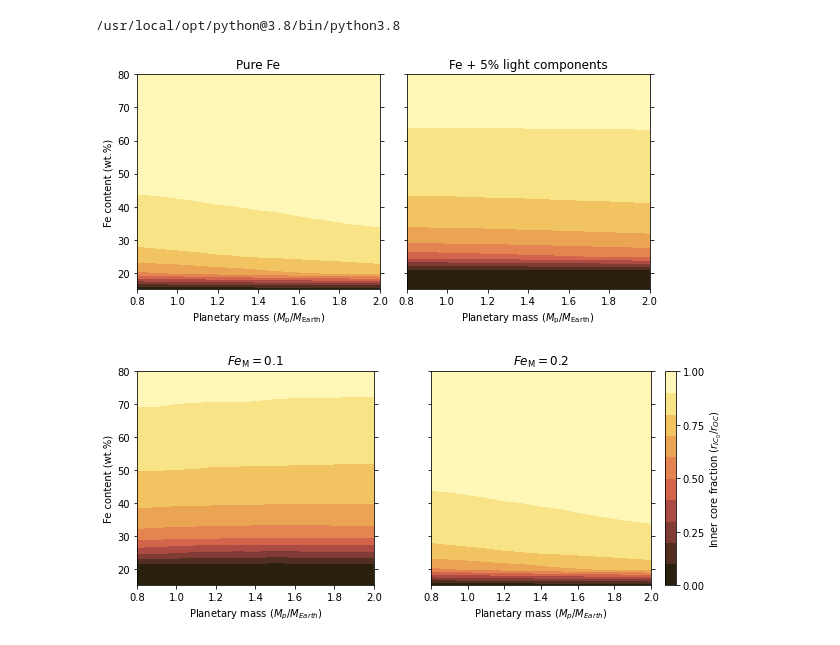
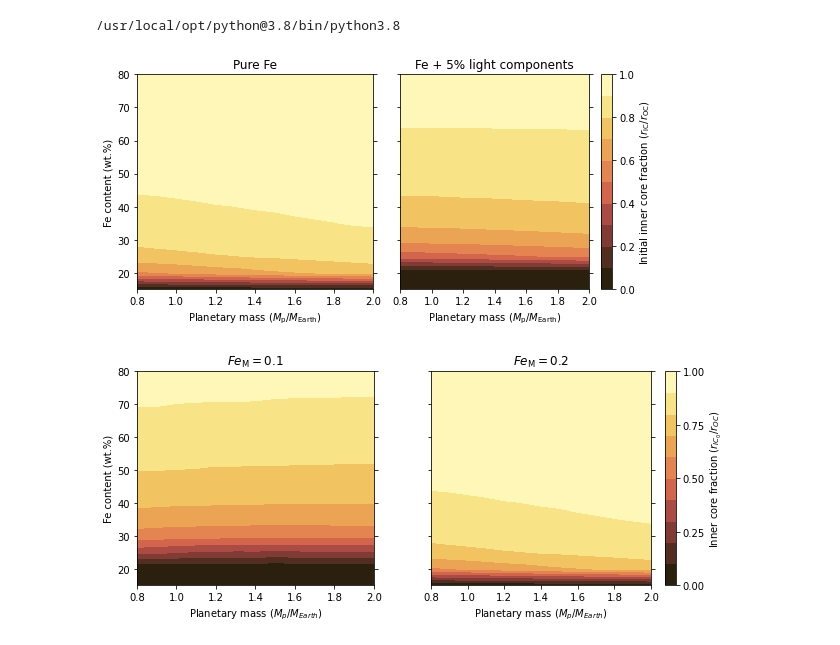
Before and after one commit to irenebonati/exo-cores, a Jupyter notebook: Plots_paper.ipynb, the cells around one changed output. Saved outputs shown, nothing was run; the diff lists cells and outputs as text; code cells hidden in the pictures.

```diff
--- a/Plots_paper.ipynb
+++ b/Plots_paper.ipynb
@@ -128,9 +128,9 @@ ax[0].set_xlabel("Planetary mass ($M_{\mathrm{p}}/M_{\mathrm{Earth}}$)")
 #ax[1,0].set_ylabel("Fe content (wt.%)")
 
 sc = ax[1].contourf(M, F, (rIC_005)/(r_CMB), levels_rICf, cmap = lajolla_r)
-#cb  = fig.colorbar(sc, ax=ax[1], ticks=np.linspace(0, 1, 5))
-#cb.set_label("Initial inner core fraction ($r_{\mathrm{IC}}/r_{\mathrm{OC}}$)")
-#divider = make_axes_locatable(ax[1])
+cb  = fig.colorbar(sc, ax=ax[1], ticks=np.linspace(0, 1, 6))
+cb.set_label("Initial inner core fraction ($r_{\mathrm{IC}}/r_{\mathrm{OC}}$)")
+divider = make_axes_locatable(ax[1])
 ax[1].set_title("Fe + 5% light components")
 ax[1].yaxis.set_ticks_position('both')
 ax[1].set_xlabel("Planetary mass ($M_{\mathrm{p}}/M_{\mathrm{Earth}}$)")
@@ -203,34 +203,34 @@ plt.savefig("Figures/R_IC.pdf")
 # sc = ax[1].contourf(M, F, r_CMB/1e3, 20, cmap = plt.cm.magma)
 # ax[1].set_xlabel("Planetary mass ($M_{p}/M_{Earth}$)")
 # ax[1].yaxis.set_ticks_position('both')
 # cb  = fig.colorbar(sc, ax=ax[1])
 # cb.set_label("Radius (km)")
 # ax[1].set_title("CMB")
 
 # sc = ax[2].contourf(M, F, rIC/1e3, 20, cmap = plt.cm.magma)
 # ax[2].set_title("ICB")
 # ax[2].set_xlabel("Planetary mass ($M_{p}/M_{Earth}$)")
 # ax[2].yaxis.set_ticks_position('both')
 # cb  = fig.colorbar(sc, ax=ax[2])
 # cb.set_label("Radius (km)")
 # plt.tight_layout()
 # plt.savefig("Figures/Radii_layers.pdf")
 
 # # ------------------------------------------------------------------------
 
 
 # fig, ax = plt.subplots(1, 1)
 # sc = ax.contourf(M, F, P_0, 20, cmap = plt.cm.magma)
 # ax.set_ylabel("Fe content (wt.%)")
 # cb  = fig.colorbar(sc)
 # cb.set_label("Pressure at the center (GPa)")
 # ax.yaxis.set_ticks_position('both')
 # ax.set_xlabel("Planetary mass ($M_{p}/M_{Earth}$)")
 # ax.yaxis.set_ticks_position('both')
 # plt.tight_layout()
 # plt.savefig("Figures/P0.pdf")
 # %% [output]
-[figure, old version]
+[figure, new version]
 # %%
 M, F = np.meshgrid(Masses, Fe)
 T_CMB = np.zeros_like(M)
```
Also changed, not shown: parts of 1 cell of this notebook, 4 other files.
